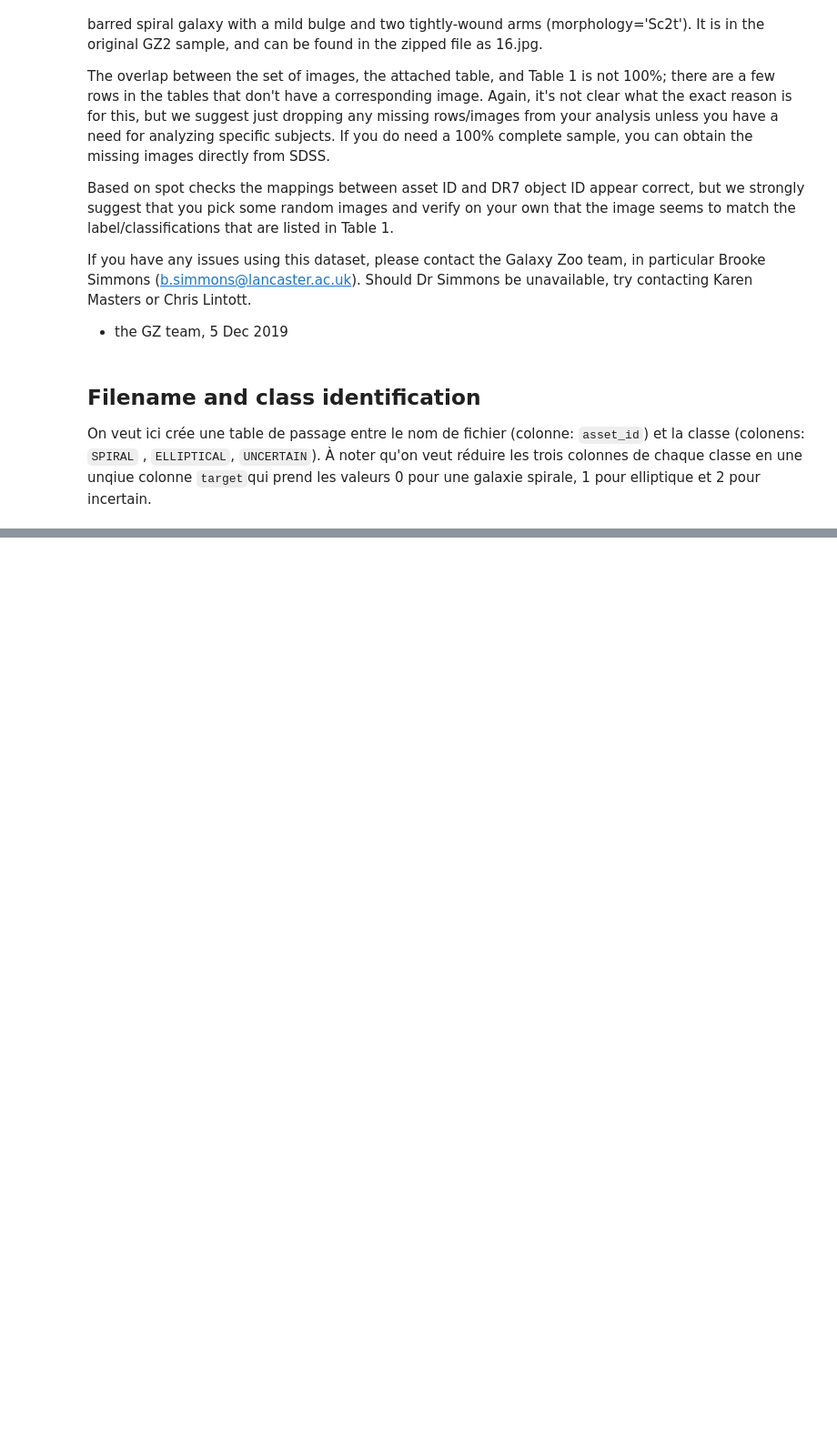
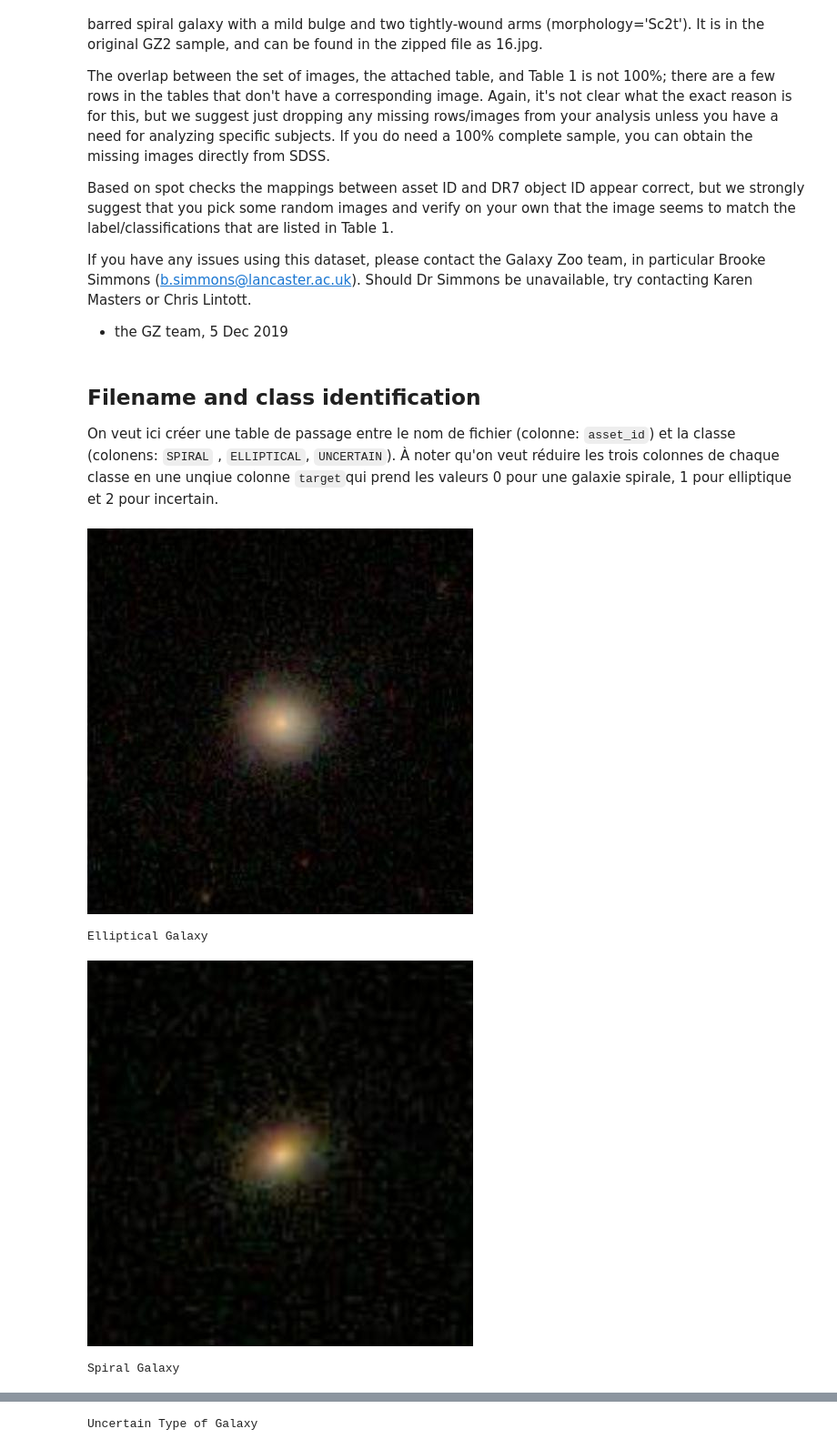
Before and after one commit to lukbrb/academic-physics, a Jupyter notebook: galaxy-classification/notebooks/00-Data-exploration.ipynb, the cells around one changed output, grey strips where cells are left out. Shown at 91% size. Drawn from its saved outputs; the diff is of its cells as text; code cells hidden in the pictures; blank space fills up the shorter version.

```diff
--- a/galaxy-classification/notebooks/00-Data-exploration.ipynb
+++ b/galaxy-classification/notebooks/00-Data-exploration.ipynb
@@ -194,4 +199,19 @@ If you have any issues using this dataset, please contact the Galaxy Zoo team, i
 # %% [markdown]
 ## Filename and class identification
 
-On veut ici crée une table de passage entre le nom de fichier (colonne: `asset_id`) et la classe (colonens: `SPIRAL` , `ELLIPTICAL`,  `UNCERTAIN`). À noter qu'on veut réduire les trois colonnes de chaque classe en une unqiue colonne `target`qui prend les valeurs 0 pour une galaxie spirale, 1 pour elliptique et 2 pour incertain.
+On veut ici créer une table de passage entre le nom de fichier (colonne: `asset_id`) et la classe (colonens: `SPIRAL` , `ELLIPTICAL`,  `UNCERTAIN`). À noter qu'on veut réduire les trois colonnes de chaque classe en une unqiue colonne `target`qui prend les valeurs 0 pour une galaxie spirale, 1 pour elliptique et 2 pour incertain.
+# %%
+from IPython.display import Image, display
+display(Image(filename='../images/280236.jpg'))
+print("Elliptical Galaxy\n")
+
+display(Image(filename='../images/294275.jpg'))
+print("Spiral Galaxy\n")
+
+display(Image(filename='../images/280235.jpg'))
+print("Uncertain Type of Galaxy")
+# %% [output]
+[figure, added]
+Elliptical Galaxy
+[figure, added]
+Spiral Galaxy
@@ -198,3 +219,4 @@ On veut ici crée une table de passage entre le nom de fichier (colonne: `asset_
+Uncertain Type of Galaxy
 # %%
 import numpy as np
 import pandas as pd
```
Also changed, not shown: parts of 2 cells of this notebook.
